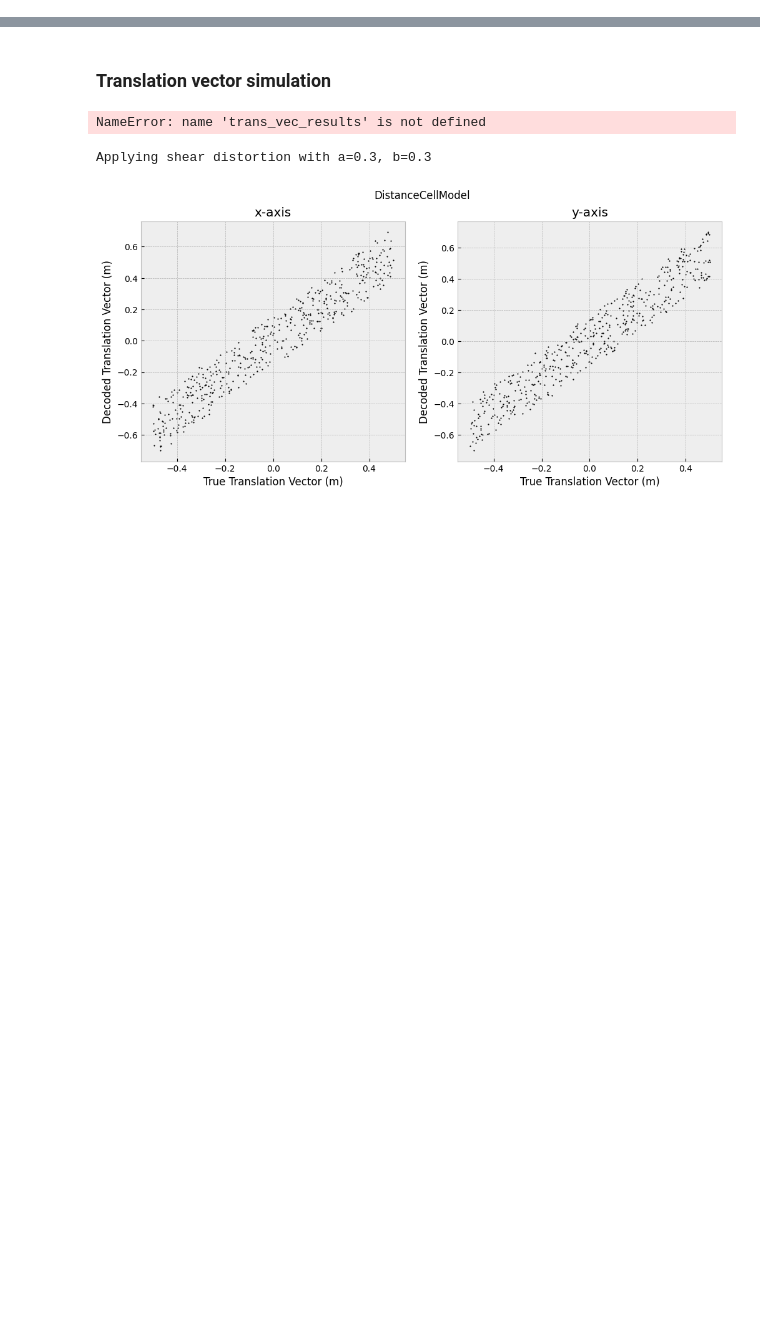
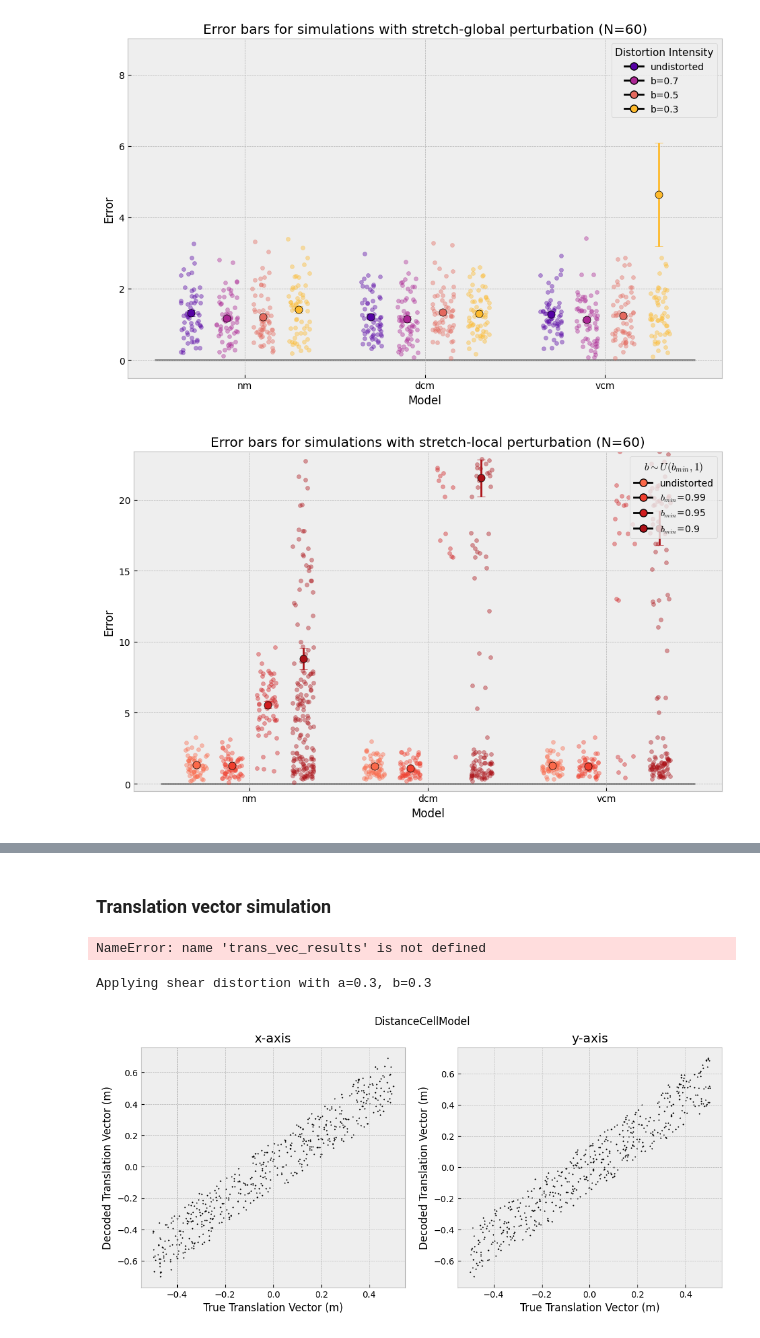
Before and after one commit to hectorleos/grid-cell-decoding, a Jupyter notebook: analysis_combinatorial.ipynb, the cells around one changed output, grey strips where cells are left out. Saved outputs shown, nothing was run; the diff lists cells and outputs as text; code cells hidden in the pictures; blank space fills up the shorter version.

```diff
--- a/analysis_combinatorial.ipynb
+++ b/analysis_combinatorial.ipynb
@@ -27 +47,7 @@ distortion_params = {'None': {'distortion': None, 'a': None, 'b':None},
+# %%
+plot_error_bars(distortion='stretch-global', distortion_params=stretch_global_params, n_trials=N_TRIALS, model_names=model_names)
+plot_error_bars(distortion='stretch-local', distortion_params=stretch_local_params, n_trials=N_TRIALS, model_names=model_names)
+# %% [output]
+[figure, added]
+[figure, added]
 # %%
```
Also changed, not shown: parts of 7 cells of this notebook, 51 other files.
